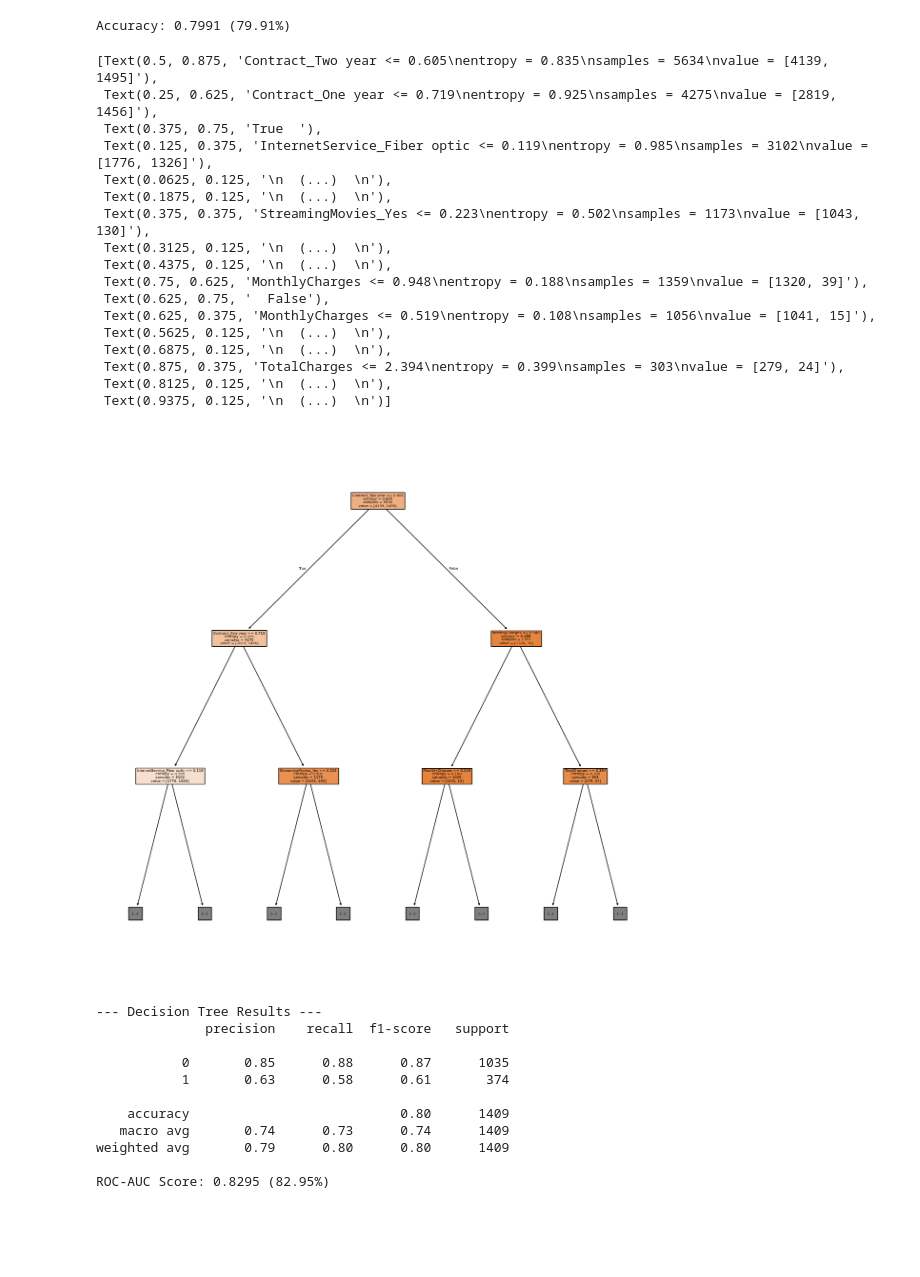
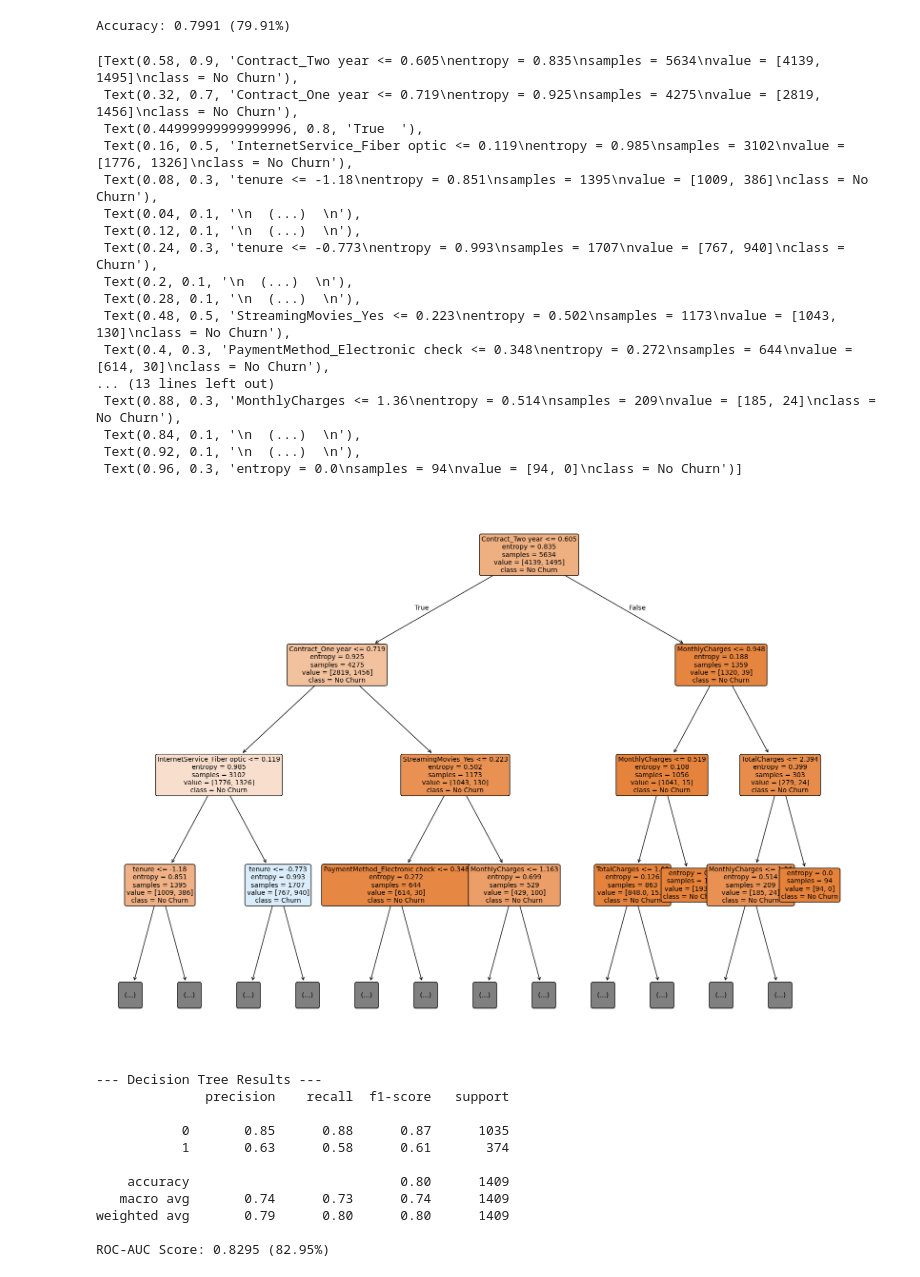
Before and after one commit to Osanda-W/Telco_Customer_churn, a Jupyter notebook: ML_CW.ipynb, the cells around one changed output. Drawn from its saved outputs; the diff is of its cells as text; code cells hidden in the pictures; blank space fills up the shorter version.

Commit message:
Add visualizations

```diff
--- a/ML_CW.ipynb
+++ b/ML_CW.ipynb
@@ -75,6 +76,10 @@ Data columns (total 21 columns):
  20  Churn             7043 non-null   object
 dtypes: float64(1), int64(2), object(18)
 memory usage: 1.1+ MB
+# %%
+# Convert TotalCharges to numeric
+# 'TotalCharges' is object type but contains numbers. Force conversion.
+df['TotalCharges'] = pd.to_numeric(df['TotalCharges'], errors='coerce')
 # %%
 # Check for missing values
 print(df.isnull().sum())
@@ -98,0 +121,3 @@ dtype: int64
+# %%
+#Impute missing TotalCharges
+df['TotalCharges'].fillna(0, inplace=True)
@@ -363,7 +402,8 @@ param_grid = {
     'criterion': ['gini', 'entropy'],
     'max_depth': [4, 6, 8, 10, 12, None],
     'min_samples_split': [10, 20, 40],
-    'min_samples_leaf': [5, 10, 20]
+    'min_samples_leaf': [5, 10, 20],
+    'max_features': [None, 'sqrt', 'log2']
 }
 # %%
 # Initialize Decision Tree
@@ -372,10 +412,11 @@ dt = DecisionTreeClassifier(random_state=42)
 # Perform Grid Search
 grid_search = GridSearchCV(estimator=dt,
                            param_grid=param_grid,
-                           cv=5,
-                           scoring='f1',
-                           n_jobs=-1,
-                           verbose=1)
+                           cv=5, # 5-fold cross-validation
+                           scoring='f1', # Primary optimization metric
+                           n_jobs=-1, # Parallel computation
+                           verbose=1 # Search progress tracking
+                           )
 
 grid_search.fit(X_train_scaled, y_train)
 
@@ -401,27 +442,33 @@ print(f"Accuracy: {accuracy:.4f} ({accuracy*100:.2f}%)")
 # %% [output]
 Accuracy: 0.7991 (79.91%)
 # %%
-plt.figure(figsize = (15,15))
-tree.plot_tree(best_dt_model, feature_names = list(X_train.columns), filled = True, max_depth = 2)
+plt.figure(figsize = (20,15))
+tree.plot_tree(best_dt_model,
+               feature_names = list(X_train.columns),
+               class_names=['No Churn', 'Churn'],
+               filled = True,
+               rounded=True,
+               fontsize=10,
+               max_depth=3)
 # %% [output]
-[Text(0.5, 0.875, 'Contract_Two year <= 0.605\nentropy = 0.835\nsamples = 5634\nvalue = [4139, 1495]'),
- Text(0.25, 0.625, 'Contract_One year <= 0.719\nentropy = 0.925\nsamples = 4275\nvalue = [2819, 1456]'),
- Text(0.375, 0.75, 'True  '),
- Text(0.125, 0.375, 'InternetService_Fiber optic <= 0.119\nentropy = 0.985\nsamples = 3102\nvalue = [1776, 1326]'),
- Text(0.0625, 0.125, '\n  (...)  \n'),
- Text(0.1875, 0.125, '\n  (...)  \n'),
- Text(0.375, 0.375, 'StreamingMovies_Yes <= 0.223\nentropy = 0.502\nsamples = 1173\nvalue = [1043, 130]'),
- Text(0.3125, 0.125, '\n  (...)  \n'),
- Text(0.4375, 0.125, '\n  (...)  \n'),
- Text(0.75, 0.625, 'MonthlyCharges <= 0.948\nentropy = 0.188\nsamples = 1359\nvalue = [1320, 39]'),
- Text(0.625, 0.75, '  False'),
- Text(0.625, 0.375, 'MonthlyCharges <= 0.519\nentropy = 0.108\nsamples = 1056\nvalue = [1041, 15]'),
- Text(0.5625, 0.125, '\n  (...)  \n'),
- Text(0.6875, 0.125, '\n  (...)  \n'),
- Text(0.875, 0.375, 'TotalCharges <= 2.394\nentropy = 0.399\nsamples = 303\nvalue = [279, 24]'),
- Text(0.8125, 0.125, '\n  (...)  \n'),
- Text(0.9375, 0.125, '\n  (...)  \n')]
+[Text(0.58, 0.9, 'Contract_Two year <= 0.605\nentropy = 0.835\nsamples = 5634\nvalue = [4139, 1495]\nclass = No Churn'),
+ Text(0.32, 0.7, 'Contract_One year <= 0.719\nentropy = 0.925\nsamples = 4275\nvalue = [2819, 1456]\nclass = No Churn'),
+ Text(0.44999999999999996, 0.8, 'True  '),
+ Text(0.16, 0.5, 'InternetService_Fiber optic <= 0.119\nentropy = 0.985\nsamples = 3102\nvalue = [1776, 1326]\nclass = No Churn'),
+ Text(0.08, 0.3, 'tenure <= -1.18\nentropy = 0.851\nsamples = 1395\nvalue = [1009, 386]\nclass = No Churn'),
+ Text(0.04, 0.1, '\n  (...)  \n'),
+ Text(0.12, 0.1, '\n  (...)  \n'),
+ Text(0.24, 0.3, 'tenure <= -0.773\nentropy = 0.993\nsamples = 1707\nvalue = [767, 940]\nclass = Churn'),
+ Text(0.2, 0.1, '\n  (...)  \n'),
+ Text(0.28, 0.1, '\n  (...)  \n'),
+ Text(0.48, 0.5, 'StreamingMovies_Yes <= 0.223\nentropy = 0.502\nsamples = 1173\nvalue = [1043, 130]\nclass = No Churn'),
+ Text(0.4, 0.3, 'PaymentMethod_Electronic check <= 0.348\nentropy = 0.272\nsamples = 644\nvalue = [614, 30]\nclass = No Churn'),
+... (13 lines left out)
+ Text(0.88, 0.3, 'MonthlyCharges <= 1.36\nentropy = 0.514\nsamples = 209\nvalue = [185, 24]\nclass = No Churn'),
+ Text(0.84, 0.1, '\n  (...)  \n'),
+ Text(0.92, 0.1, '\n  (...)  \n'),
+ Text(0.96, 0.3, 'entropy = 0.0\nsamples = 94\nvalue = [94, 0]\nclass = No Churn')]
-[figure, old version]
+[figure, new version]
 # %%
 def evaluate_model(name, y_true, y_pred, y_prob):
     print(f"--- {name} Results ---")
```
Also changed, not shown: parts of 42 cells of this notebook.
